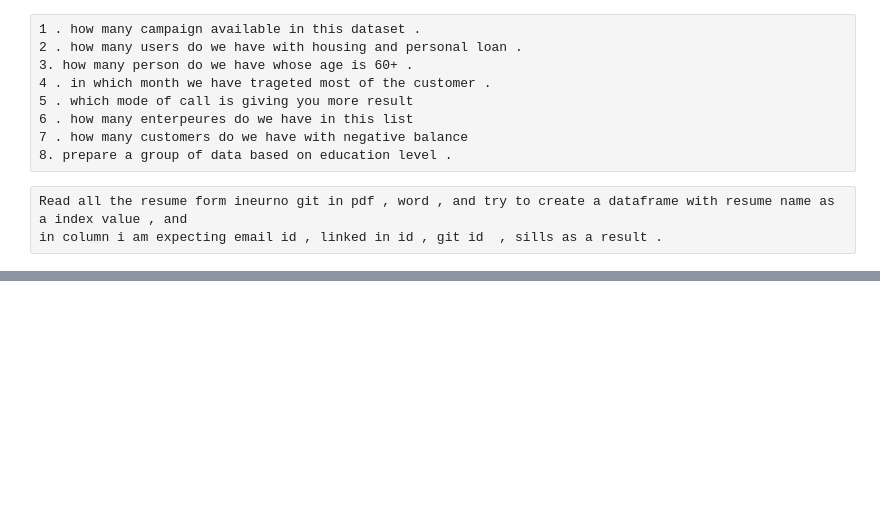
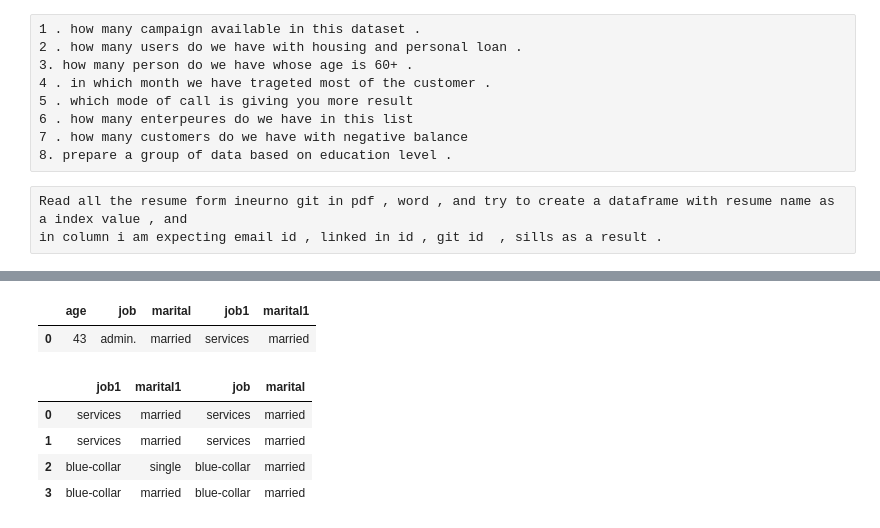
Before and after one commit to FazlullahBokhari/python-Labraries, a Jupyter notebook: Pandas.ipynb, the cells around one changed output, grey strips where cells are left out. Saved outputs shown, nothing was run; the diff lists cells and outputs as text; code cells hidden in the pictures; blank space fills up the shorter version.

```diff
--- a/Pandas.ipynb
+++ b/Pandas.ipynb
@@ -1875,0 +1871,13 @@ pd.merge(df3.reset_index(),df2.reset_index())
+# %%
+pd.merge(df3.reset_index(),df2.reset_index())
+# %% [output]
+|  | age | job | marital | job1 | marital1 |
+| 0 | 43 | admin. | married | services | married |
+# %%
+pd.merge(df2,df3,left_on='job1',right_on='job')
+# %% [output]
+|  | job1 | marital1 | job | marital |
+| 0 | services | married | services | married |
+| 1 | services | married | services | married |
+| 2 | blue-collar | single | blue-collar | married |
+| 3 | blue-collar | married | blue-collar | married |
```
Also changed, not shown: parts of 151 cells of this notebook.
